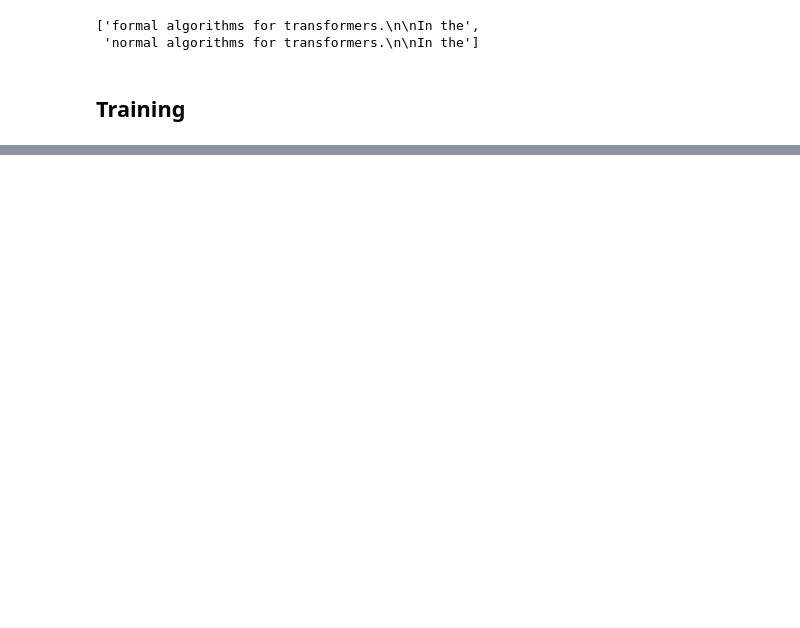
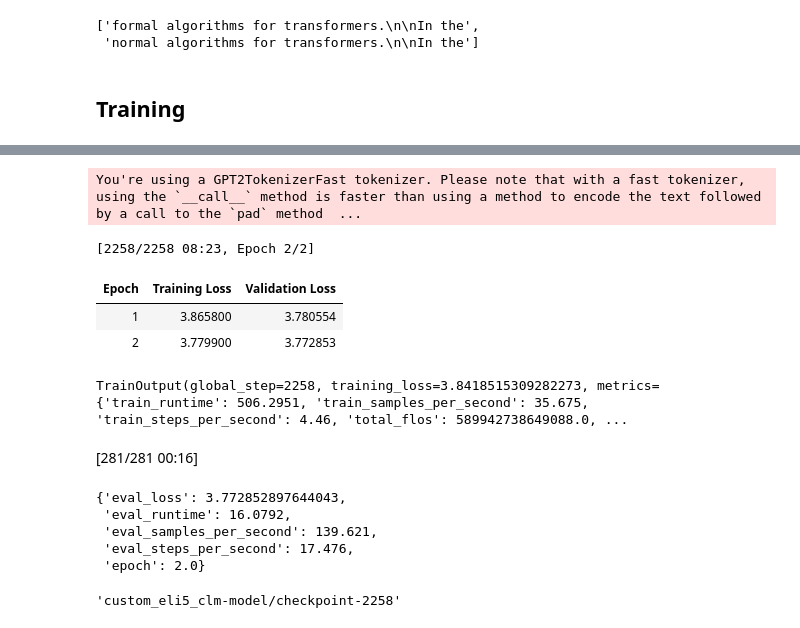
Before and after one commit to pgurazada/gpt-brick-by-brick, a Jupyter notebook: dev.ipynb, the cells around one changed output, grey strips where cells are left out. Drawn from its saved outputs; the diff is of its cells as text; code cells hidden in the pictures; blank space fills up the shorter version.

Commit message:
Training (fine tuning) GPT2

```diff
--- a/dev.ipynb
+++ b/dev.ipynb
@@ -1199,0 +1344,5 @@ tokenizer.batch_decode(beam_search_output, skip_special_tokens=True)
+# %%
+tokenizer.pad_token = tokenizer.eos_token
+data_collator = DataCollatorForLanguageModeling(tokenizer=tokenizer, mlm=False)
+# %%
+model = AutoModelForCausalLM.from_pretrained("distilgpt2")
@@ -1199,0 +1369,45 @@ tokenizer.batch_decode(beam_search_output, skip_special_tokens=True)
+# %%
+training_args = TrainingArguments(
+    output_dir="custom_eli5_clm-model",
+    evaluation_strategy="epoch",
+    learning_rate=2e-5,
+    weight_decay=0.01,
+    num_train_epochs=2,
+    save_total_limit=1,
+    overwrite_output_dir=True,
+    save_strategy="epoch",
+    load_best_model_at_end=True
+)
+# %%
+trainer = Trainer(
+    model=model,
+    args=training_args,
+    train_dataset=lm_dataset["train"],
+    eval_dataset=lm_dataset["test"],
+    data_collator=data_collator
+)
+# %%
+trainer.train()
+# %% [output]
+You're using a GPT2TokenizerFast tokenizer. Please note that with a fast tokenizer, using the `__call__` method is faster than using a method to encode the text followed by a call to the `pad` method  ...
+[2258/2258 08:23, Epoch 2/2]
+| Epoch | Training Loss | Validation Loss |
+| 1 | 3.865800 | 3.780554 |
+| 2 | 3.779900 | 3.772853 |
+TrainOutput(global_step=2258, training_loss=3.8418515309282273, metrics={'train_runtime': 506.2951, 'train_samples_per_second': 35.675, 'train_steps_per_second': 4.46, 'total_flos': 589942738649088.0, ...
+# %%
+eval_results = trainer.evaluate()
+# %% [output]
+[281/281 00:16]
+# %%
+eval_results
+# %% [output]
+{'eval_loss': 3.772852897644043,
+ 'eval_runtime': 16.0792,
+ 'eval_samples_per_second': 139.621,
+ 'eval_steps_per_second': 17.476,
+ 'epoch': 2.0}
+# %%
+trainer.state.best_model_checkpoint
+# %% [output]
+'custom_eli5_clm-model/checkpoint-2258'
```
Also changed, not shown: parts of 33 cells of this notebook.
